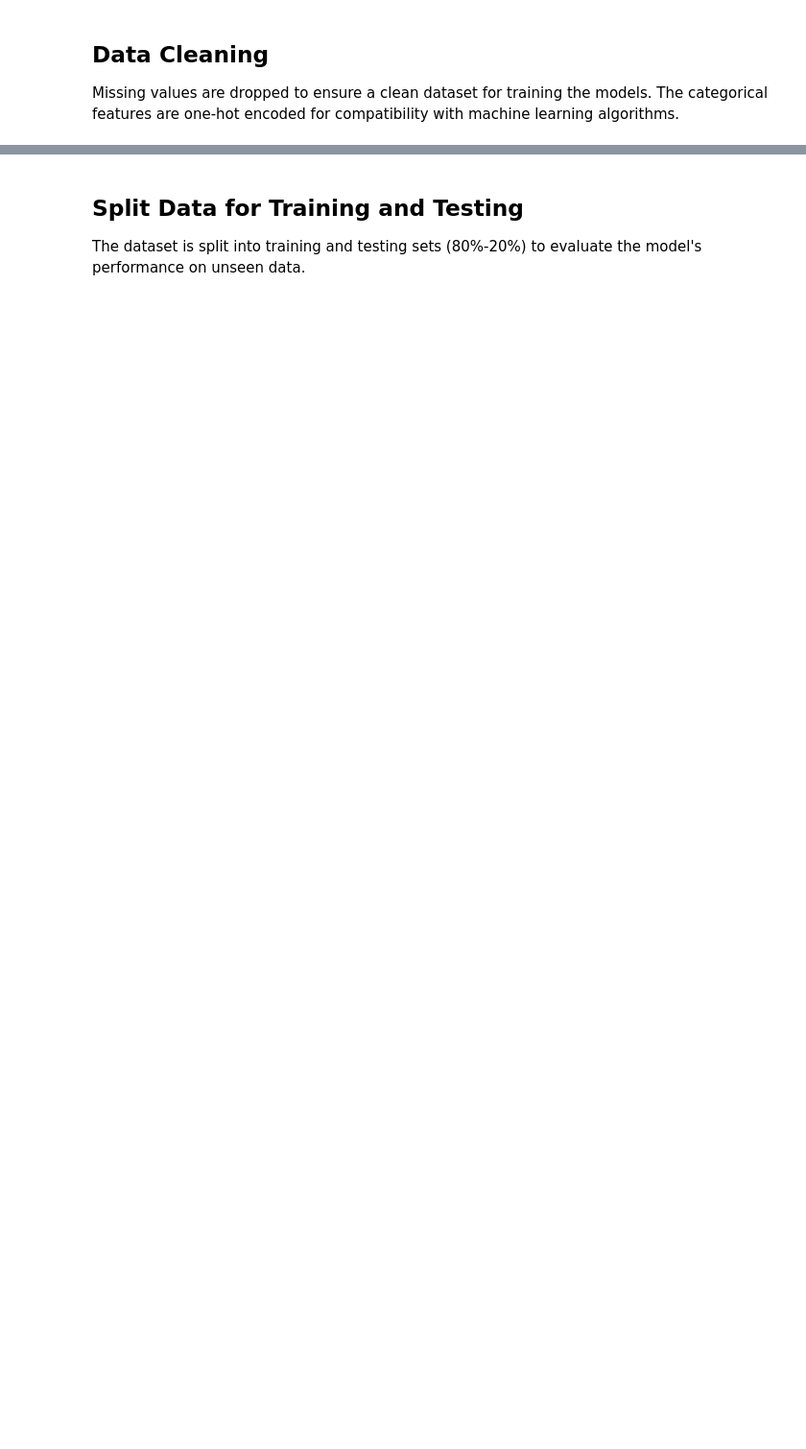
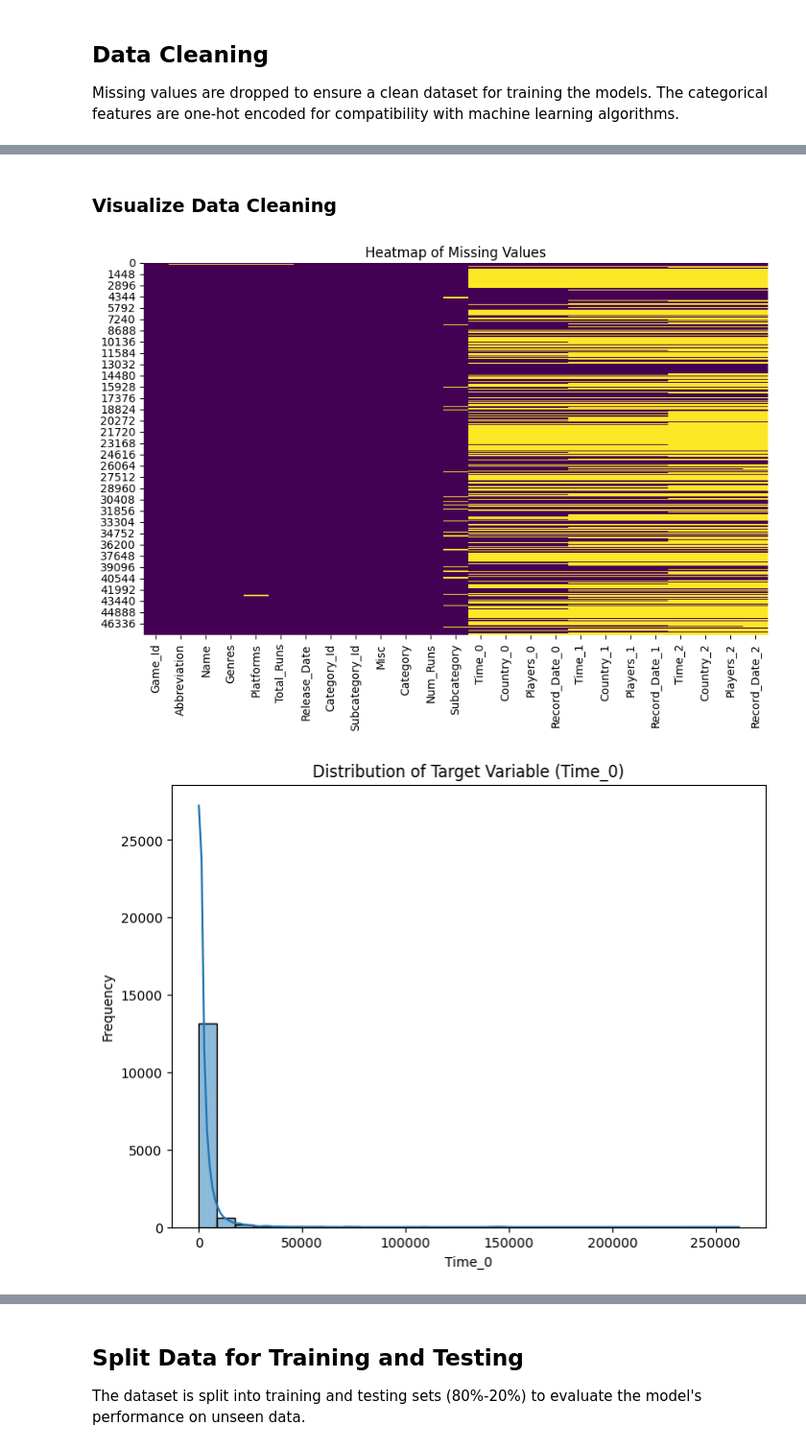
Before and after one commit to kmora2b/speedrun_ml_project, a Jupyter notebook: speedrun_analysis.ipynb, the cells around one changed output, grey strips where cells are left out. Shown at 96% size. Saved outputs shown, nothing was run; the diff lists cells and outputs as text; code cells hidden in the pictures; blank space fills up the shorter version.

```diff
--- a/speedrun_analysis.ipynb
+++ b/speedrun_analysis.ipynb
@@ -38,9 +152,15 @@ print(data.head())
 
 Missing values are dropped to ensure a clean dataset for training the models. The categorical features are one-hot encoded for compatibility with machine learning algorithms.
 # %%
+# Data Cleaning
+print("\nData Cleaning:")
+print("Initial shape of dataset:", combined_data.shape)
 
-cleaned_data = data.dropna()
-categorical_features = ['game', 'category', 'platform']
-data_encoded = pd.get_dummies(cleaned_data, columns=categorical_features, drop_first=True)
-X = data_encoded.drop('time', axis=1)
-y = data_encoded['time']
+# Check for missing values
+missing_values = combined_data.isnull().sum()
+print("Missing Values in Each Column:")
+print(missing_values)
+
+# Drop rows with missing values
+cleaned_data = combined_data.dropna()
+print("Shape after dropping missing values:", cleaned_data.shape)
@@ -46,0 +185,40 @@ y = data_encoded['time']
+# %% [markdown]
+### Visualize Data Cleaning
+# %%
+# Visualize missing data (if any)
+plt.figure(figsize=(10, 6))
+# Visualizing missing data helps identify columns with incomplete entries, allowing us to decide on appropriate cleaning strategies.
+# The heatmap below shows where missing values are located in the dataset.
+sns.heatmap(combined_data.isnull(), cbar=False, cmap="viridis")
+# Observations:
+# - The heatmap reveals specific columns with missing values.
+# - These gaps indicate areas requiring attention during the cleaning process, such as dropping or imputing missing values.
+plt.title("Heatmap of Missing Values")
+plt.show()
+
+# Check for data imbalance in the target variable
+plt.figure(figsize=(8, 6))
+# Checking for data imbalance is crucial for regression tasks to ensure that the target variable has a reasonable distribution.
+# The histogram below visualizes the distribution of the target variable (Time_0).
+sns.histplot(cleaned_data['Time_0'], kde=True, bins=30)
+# Observations:
+# - The histogram indicates the distribution of speedrun times (Time_0).
+# - Any extreme skewness or outliers could suggest the need for transformations or additional handling.
+plt.title("Distribution of Target Variable (Time_0)")
+plt.xlabel("Time_0")
+plt.ylabel("Frequency")
+plt.show()
+
+# Detect skewness in numerical features
+numerical_features = cleaned_data.select_dtypes(include=[np.number]).columns
+for feature in numerical_features:
+    # Detecting skewness helps identify numerical features that deviate significantly from a normal distribution.
+    # Observations:
+    # - Skewness values near 0 suggest normal distribution, while high positive/negative values indicate skewness.
+    # - Skewed features may require log or other transformations to stabilize variance and improve model performance.
+    # High skewness values may indicate the need for transformations to improve model performance.
+    skewness = skew(cleaned_data[feature].dropna())
+    print(f"Skewness of {feature}: {skewness:.2f}")
+# %% [output]
+[figure, added]
+[figure, added]
```
Also changed, not shown: parts of 19 cells of this notebook.
